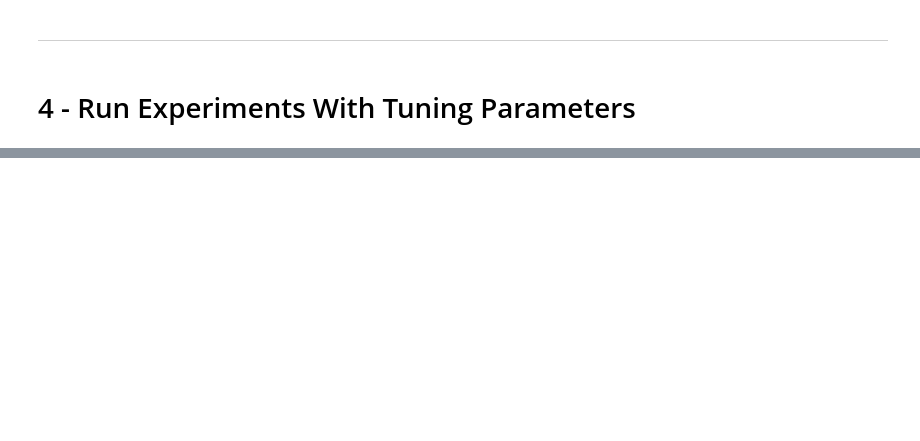
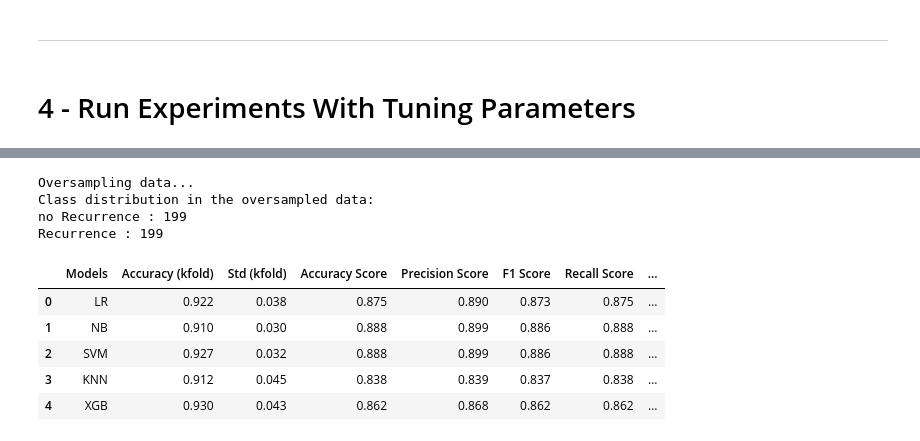
Before and after one commit to DiegoPaezA/Cancer-Classification, a Jupyter notebook: Projeto_Cancer.ipynb, the cells around one changed output, grey strips where cells are left out. Cells and saved outputs as stored; diff of their text form; code cells hidden in the pictures; blank space fills up the shorter version.

```diff
--- a/Projeto_Cancer.ipynb
+++ b/Projeto_Cancer.ipynb
@@ -421,3 +428,17 @@ Tuned parameters saved to ...
+# %%
+E4_Results = run_experiment(E4_data, "Class","E4", E4_best_params)
+E4_Results
+# %% [output]
+Oversampling data...
+Class distribution in the oversampled data:
+no Recurrence : 199
+Recurrence : 199
+|  | Models | Accuracy (kfold) | Std (kfold) | Accuracy Score | Precision Score | F1 Score | Recall Score | ... |
+| 0 | LR | 0.922 | 0.038 | 0.875 | 0.890 | 0.873 | 0.875 | ... |
+| 1 | NB | 0.910 | 0.030 | 0.888 | 0.899 | 0.886 | 0.888 | ... |
+| 2 | SVM | 0.927 | 0.032 | 0.888 | 0.899 | 0.886 | 0.888 | ... |
+| 3 | KNN | 0.912 | 0.045 | 0.838 | 0.839 | 0.837 | 0.838 | ... |
+| 4 | XGB | 0.930 | 0.043 | 0.862 | 0.868 | 0.862 | 0.862 | ... |
 # %%
 #%%shell
 #jupyter nbconvert --to html /content/Projeto_DS.ipynb
```
Also changed, not shown: parts of 19 cells of this notebook.
